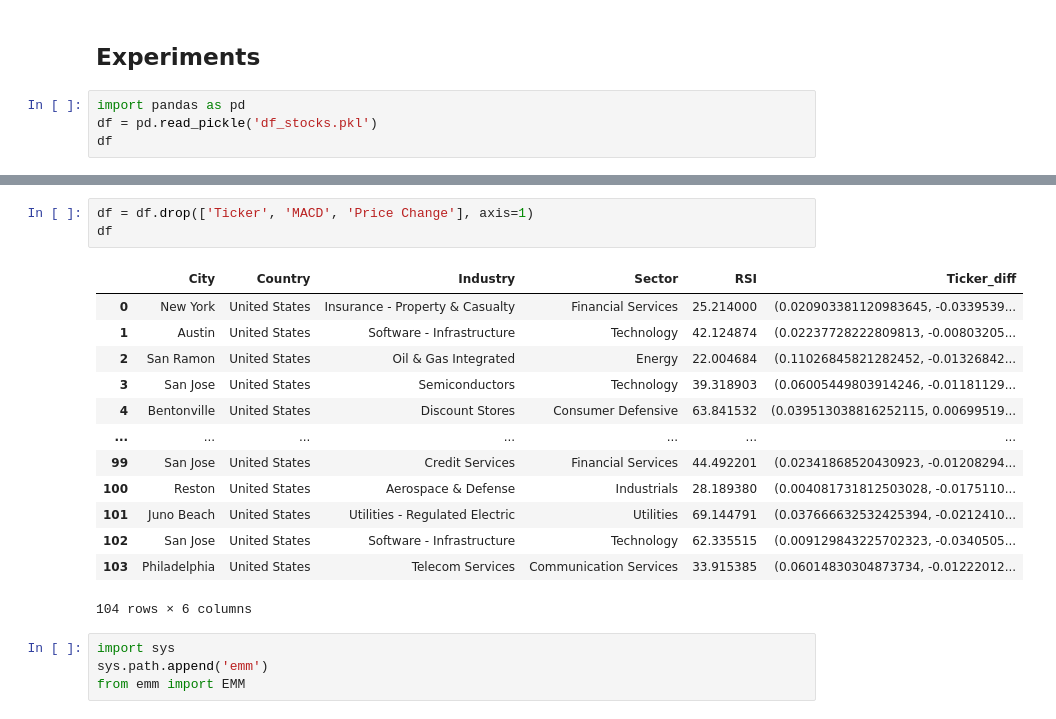
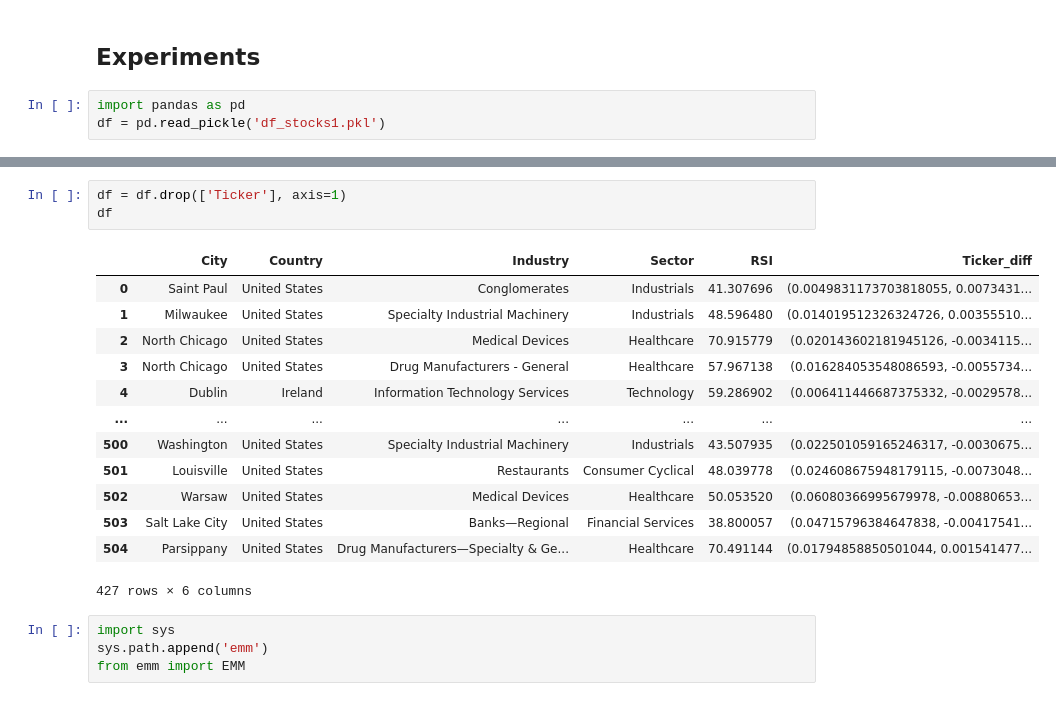
Before and after one commit to iakozlov/emm_covid_stocks, a Jupyter notebook: ivan-experiments.ipynb, the cells around one changed output, grey strips where cells are left out. Cells and saved outputs as stored; diff of their text form.

```diff
--- a/ivan-experiments.ipynb
+++ b/ivan-experiments.ipynb
@@ -323,5 +347,4 @@ df.to_pickle('df_stocks.pkl')
 ## Experiments
 # %%
 import pandas as pd
-df = pd.read_pickle('df_stocks.pkl')
-df
+df = pd.read_pickle('df_stocks1.pkl')
@@ -342,20 +351,20 @@ df
 # %%
-df = df.drop(['Ticker', 'MACD', 'Price Change'], axis=1)
+df = df.drop(['Ticker'], axis=1)
 df
 # %% [output]
 |  | City | Country | Industry | Sector | RSI | Ticker_diff |
-| 0 | New York | United States | Insurance - Property & Casualty | Financial Services | 25.214000 | (0.020903381120983645, -0.0339539... |
-| 1 | Austin | United States | Software - Infrastructure | Technology | 42.124874 | (0.02237728222809813, -0.00803205... |
-| 2 | San Ramon | United States | Oil & Gas Integrated | Energy | 22.004684 | (0.11026845821282452, -0.01326842... |
-| 3 | San Jose | United States | Semiconductors | Technology | 39.318903 | (0.06005449803914246, -0.01181129... |
-| 4 | Bentonville | United States | Discount Stores | Consumer Defensive | 63.841532 | (0.039513038816252115, 0.00699519... |
+| 0 | Saint Paul | United States | Conglomerates | Industrials | 41.307696 | (0.0049831173703818055, 0.0073431... |
+| 1 | Milwaukee | United States | Specialty Industrial Machinery | Industrials | 48.596480 | (0.014019512326324726, 0.00355510... |
+| 2 | North Chicago | United States | Medical Devices | Healthcare | 70.915779 | (0.020143602181945126, -0.0034115... |
+| 3 | North Chicago | United States | Drug Manufacturers - General | Healthcare | 57.967138 | (0.016284053548086593, -0.0055734... |
+| 4 | Dublin | Ireland | Information Technology Services | Technology | 59.286902 | (0.006411446687375332, -0.0029578... |
 | ... | ... | ... | ... | ... | ... | ... |
-| 99 | San Jose | United States | Credit Services | Financial Services | 44.492201 | (0.02341868520430923, -0.01208294... |
-| 100 | Reston | United States | Aerospace & Defense | Industrials | 28.189380 | (0.004081731812503028, -0.0175110... |
-| 101 | Juno Beach | United States | Utilities - Regulated Electric | Utilities | 69.144791 | (0.037666632532425394, -0.0212410... |
-| 102 | San Jose | United States | Software - Infrastructure | Technology | 62.335515 | (0.009129843225702323, -0.0340505... |
-| 103 | Philadelphia | United States | Telecom Services | Communication Services | 33.915385 | (0.06014830304873734, -0.01222012... |
+| 500 | Washington | United States | Specialty Industrial Machinery | Industrials | 43.507935 | (0.022501059165246317, -0.0030675... |
+| 501 | Louisville | United States | Restaurants | Consumer Cyclical | 48.039778 | (0.024608675948179115, -0.0073048... |
+| 502 | Warsaw | United States | Medical Devices | Healthcare | 50.053520 | (0.06080366995679978, -0.00880653... |
+| 503 | Salt Lake City | United States | Banks—Regional | Financial Services | 38.800057 | (0.04715796384647838, -0.00417541... |
+| 504 | Parsippany | United States | Drug Manufacturers—Specialty & Ge... | Healthcare | 70.491144 | (0.01794858850501044, 0.001541477... |
-104 rows × 6 columns
+427 rows × 6 columns
 # %%
 import sys
 sys.path.append('emm')
```
Also changed, not shown: parts of 19 cells of this notebook, 3 other files.
